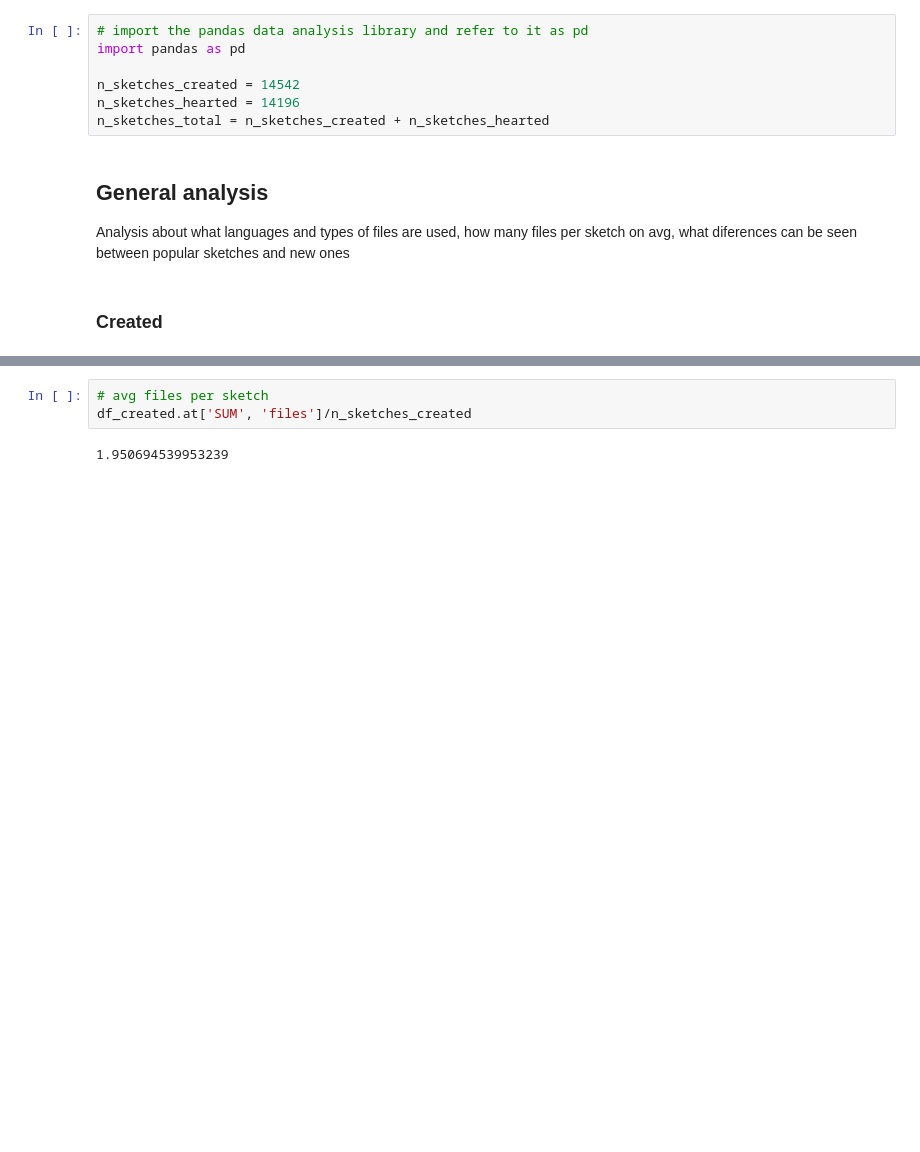
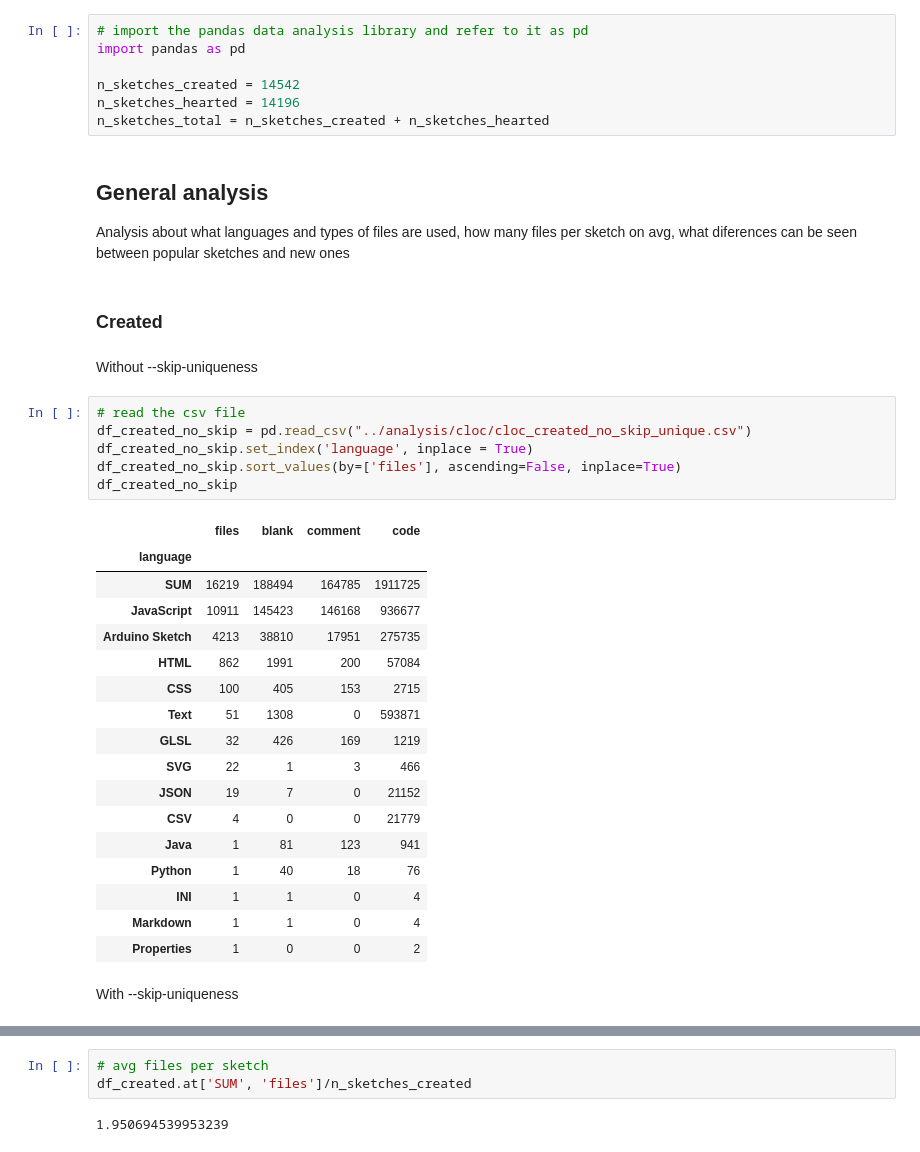
Before and after one commit to shantifabri/thesis-creative-coding, a Jupyter notebook: Jupyters/cloc_analysis.ipynb, the cells around one changed output, grey strips where cells are left out. Cells and saved outputs as stored; diff of their text form; blank space fills up the shorter version.

```diff
--- a/Jupyters/cloc_analysis.ipynb
+++ b/Jupyters/cloc_analysis.ipynb
@@ -13,5 +13,33 @@ n_sketches_total = n_sketches_created + n_sketches_hearted
 Analysis about what languages and types of files are used, how many files per sketch on avg, what diferences can be seen between popular sketches and new ones
 # %% [markdown]
 ### Created
+# %% [markdown]
+Without --skip-uniqueness
+# %%
+# read the csv file
+df_created_no_skip = pd.read_csv("../analysis/cloc/cloc_created_no_skip_unique.csv")
+df_created_no_skip.set_index('language', inplace = True)
+df_created_no_skip.sort_values(by=['files'], ascending=False, inplace=True)
+df_created_no_skip
+# %% [output]
+|  | files | blank | comment | code |
+| language |  |  |  |  |
+| SUM | 16219 | 188494 | 164785 | 1911725 |
+| JavaScript | 10911 | 145423 | 146168 | 936677 |
+| Arduino Sketch | 4213 | 38810 | 17951 | 275735 |
+| HTML | 862 | 1991 | 200 | 57084 |
+| CSS | 100 | 405 | 153 | 2715 |
+| Text | 51 | 1308 | 0 | 593871 |
+| GLSL | 32 | 426 | 169 | 1219 |
+| SVG | 22 | 1 | 3 | 466 |
+| JSON | 19 | 7 | 0 | 21152 |
+| CSV | 4 | 0 | 0 | 21779 |
+| Java | 1 | 81 | 123 | 941 |
+| Python | 1 | 40 | 18 | 76 |
+| INI | 1 | 1 | 0 | 4 |
+| Markdown | 1 | 1 | 0 | 4 |
+| Properties | 1 | 0 | 0 | 2 |
+# %% [markdown]
+With --skip-uniqueness
 # %%
 # read the csv file
```
Also changed, not shown: parts of 17 cells of this notebook.
